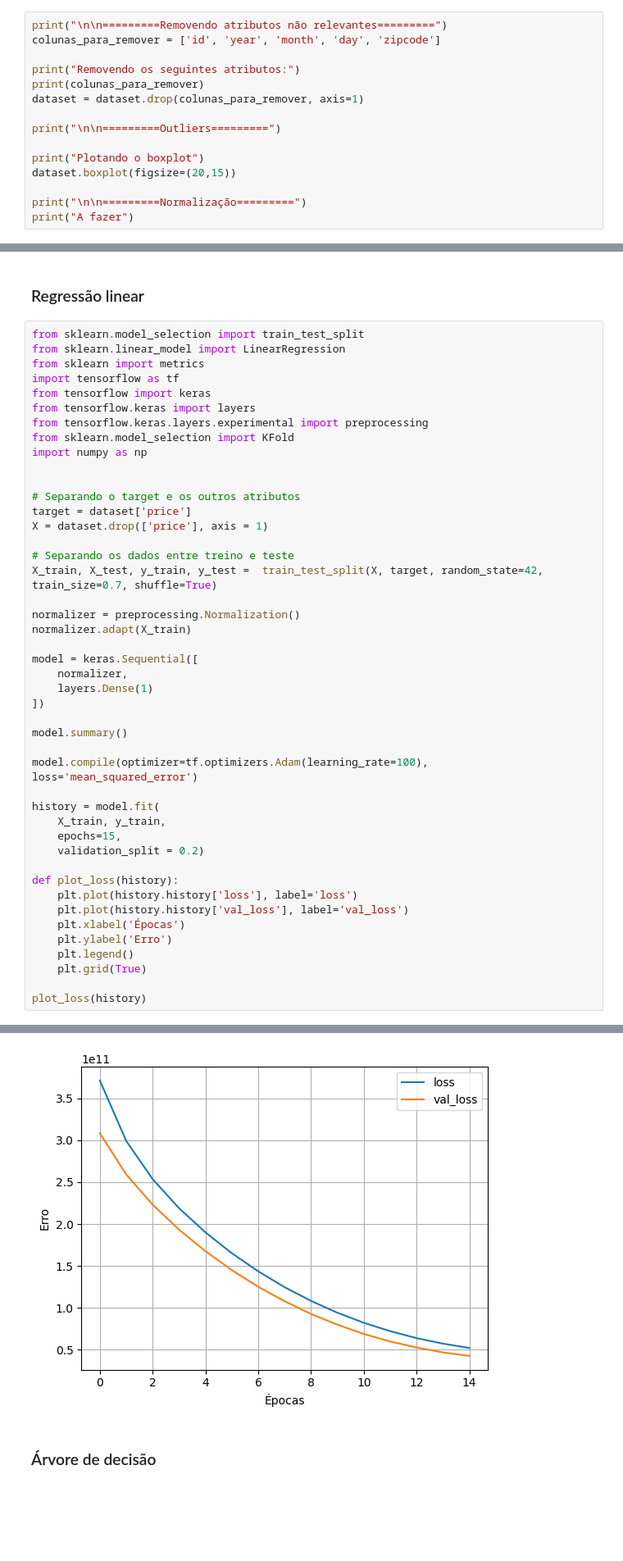
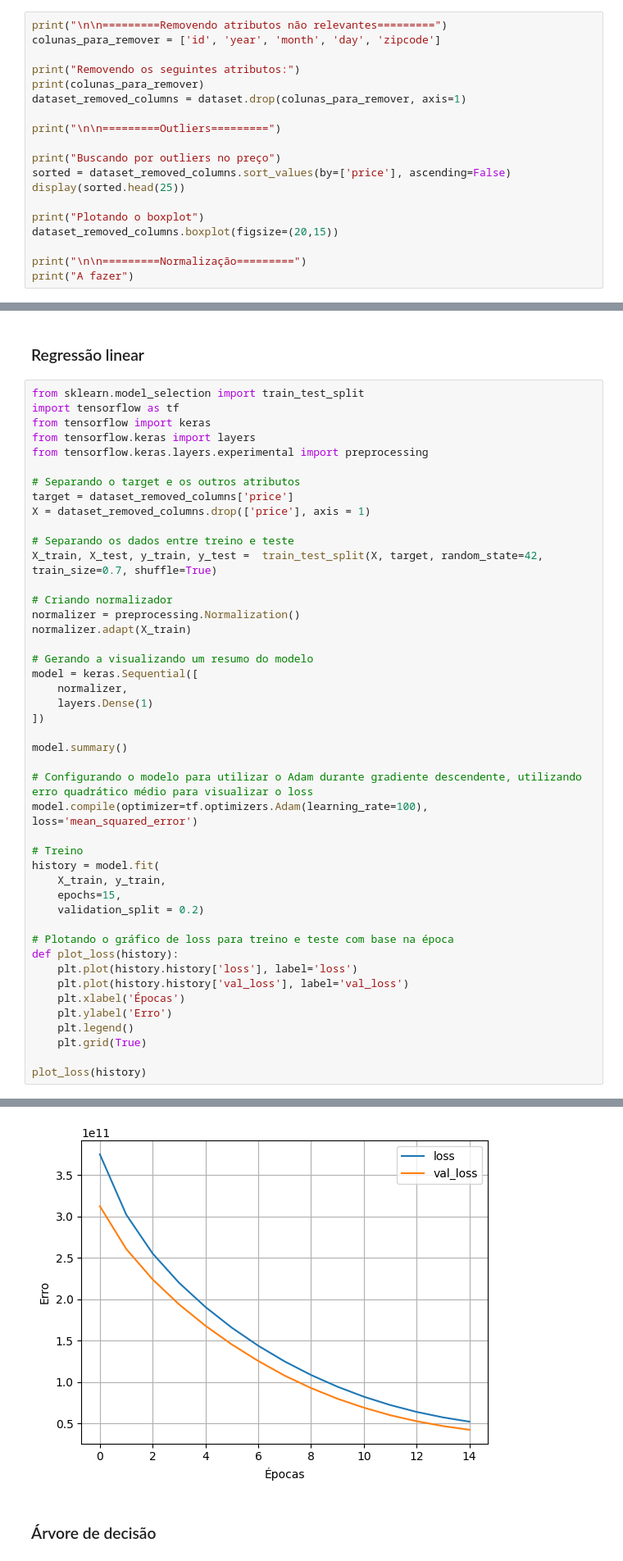
Before and after one commit to leonardodimarchi/ai-regression-and-classification, a Jupyter notebook: regression.ipynb, the cells around one changed output, grey strips where cells are left out. Shown: that part at 82% size. Saved outputs shown, nothing was run; the diff lists cells and outputs as text; blank space fills up the shorter version.

```diff
--- a/regression.ipynb
+++ b/regression.ipynb
@@ -155,12 +155,16 @@ colunas_para_remover = ['id', 'year', 'month', 'day', 'zipcode']
 
 print("Removendo os seguintes atributos:")
 print(colunas_para_remover)
-dataset = dataset.drop(colunas_para_remover, axis=1)
+dataset_removed_columns = dataset.drop(colunas_para_remover, axis=1)
 
 print("\n\n=========Outliers=========")
 
+print("Buscando por outliers no preço")
+sorted = dataset_removed_columns.sort_values(by=['price'], ascending=False)
+display(sorted.head(25))
+
 print("Plotando o boxplot")
-dataset.boxplot(figsize=(20,15))
+dataset_removed_columns.boxplot(figsize=(20,15))
 
 print("\n\n=========Normalização=========")
 print("A fazer")
@@ -183,26 +205,23 @@ A fazer
 ### Regressão linear
 # %%
 from sklearn.model_selection import train_test_split
-from sklearn.linear_model import LinearRegression
-from sklearn import metrics
 import tensorflow as tf
 from tensorflow import keras
 from tensorflow.keras import layers
 from tensorflow.keras.layers.experimental import preprocessing
-from sklearn.model_selection import KFold
-import numpy as np
-
 
 # Separando o target e os outros atributos
-target = dataset['price']
-X = dataset.drop(['price'], axis = 1)
+target = dataset_removed_columns['price']
+X = dataset_removed_columns.drop(['price'], axis = 1)
 
 # Separando os dados entre treino e teste
 X_train, X_test, y_train, y_test =  train_test_split(X, target, random_state=42, train_size=0.7, shuffle=True)
 
+# Criando normalizador
 normalizer = preprocessing.Normalization()
 normalizer.adapt(X_train)
 
+# Gerando a visualizando um resumo do modelo
 model = keras.Sequential([
     normalizer,
     layers.Dense(1)
@@ -210,13 +229,16 @@ model = keras.Sequential([
 
 model.summary()
 
+# Configurando o modelo para utilizar o Adam durante gradiente descendente, utilizando erro quadrático médio para visualizar o loss
 model.compile(optimizer=tf.optimizers.Adam(learning_rate=100), loss='mean_squared_error')
 
+# Treino
 history = model.fit(
     X_train, y_train,
     epochs=15,
     validation_split = 0.2)
 
+# Plotando o gráfico de loss para treino e teste com base na época
 def plot_loss(history):
     plt.plot(history.history['loss'], label='loss')
     plt.plot(history.history['val_loss'], label='val_loss')
@@ -247,3 +269,3 @@ Epoch 15/15
-[figure, old version]
+[figure, new version]
 # %% [markdown]
 ### Árvore de decisão
```
Also changed, not shown: parts of 6 cells of this notebook.
